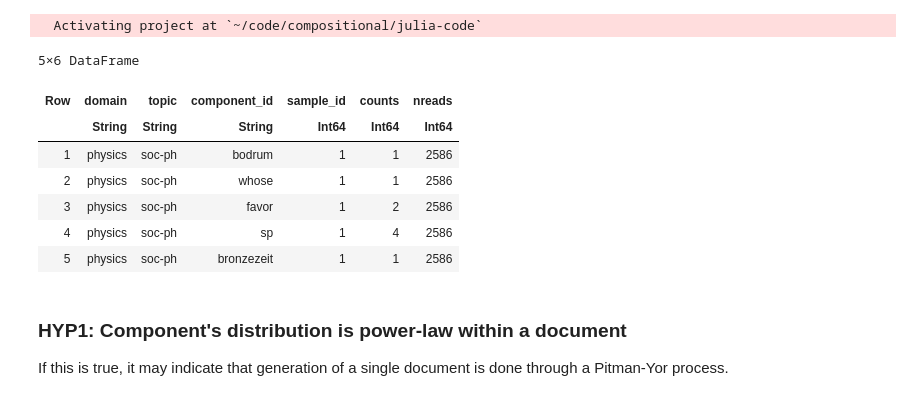
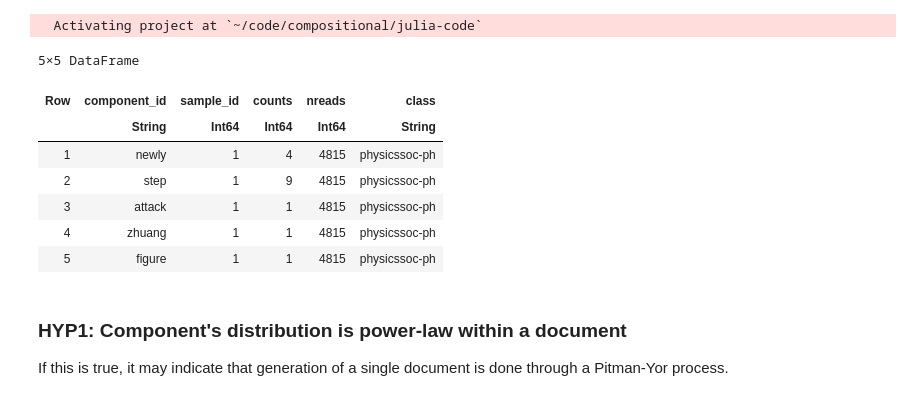
Before and after one commit to luca430/Meris, a Jupyter notebook: python-notebooks/hypJ.ipynb, the cells around one changed output. Drawn from its saved outputs; the diff is of its cells as text; code cells hidden in the pictures.

```diff
--- a/python-notebooks/hypJ.ipynb
+++ b/python-notebooks/hypJ.ipynb
@@ -9,20 +9,23 @@ using DataFrames, DataFramesMeta, StatsBase, Distributions, LsqFit
 using CairoMakie, MakiePublication, LaTeXStrings
 # %%
 # import dataset
-arXiv_df =  Meris.arXivSampler.collect_arXive(stopwords=true);
+arXiv_df =  Meris.arXivSampler.collect_arXive();
 # bci_df = Meris.BCITreeSampler.load_treedata(; joinquadrats=true, steps=1);
 # lego_df = Meris.LegoSampler.parse_themes(; returnthemes=false);
 # %%
-first(arXiv_df, 5)
+df = deepcopy(arXiv_df)
+df.class = df.domain .* df.topic
+select!(df, Not(:domain, :topic))
+first(df, 5)
 # %% [output]
-5×6 DataFrame
+5×5 DataFrame
-| Row | domain | topic | component_id | sample_id | counts | nreads |
-|  | String | String | String | Int64 | Int64 | Int64 |
-| 1 | physics | soc-ph | bodrum | 1 | 1 | 2586 |
-| 2 | physics | soc-ph | whose | 1 | 1 | 2586 |
-| 3 | physics | soc-ph | favor | 1 | 2 | 2586 |
-| 4 | physics | soc-ph | sp | 1 | 4 | 2586 |
-| 5 | physics | soc-ph | bronzezeit | 1 | 1 | 2586 |
+| Row | component_id | sample_id | counts | nreads | class |
+|  | String | Int64 | Int64 | Int64 | String |
+| 1 | newly | 1 | 4 | 4815 | physicssoc-ph |
+| 2 | step | 1 | 9 | 4815 | physicssoc-ph |
+| 3 | attack | 1 | 1 | 4815 | physicssoc-ph |
+| 4 | zhuang | 1 | 1 | 4815 | physicssoc-ph |
+| 5 | figure | 1 | 1 | 4815 | physicssoc-ph |
 # %% [markdown]
 ### HYP1: Component's distribution is power-law within a document
 If this is true, it may indicate that generation of a single document is done through a Pitman-Yor process.
```
Also changed, not shown: parts of 11 cells of this notebook, 3 other files.
